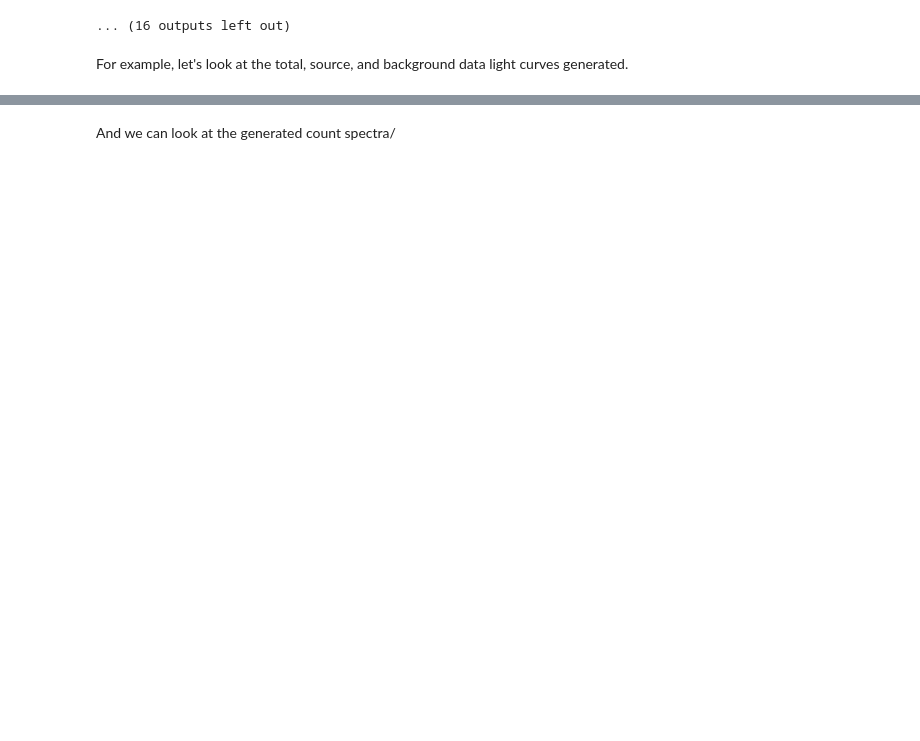
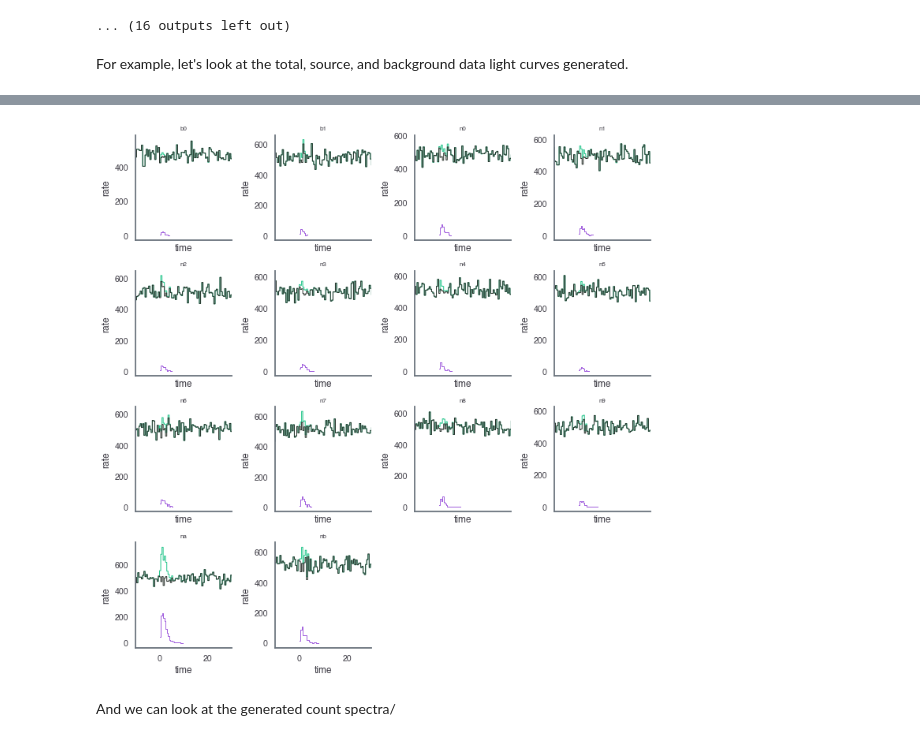
Before and after one commit to grburgess/cosmogrb, a Jupyter notebook: docs/notebooks/grb.ipynb, the cells around one changed output, grey strips where cells are left out. Drawn from its saved outputs; the diff is of its cells as text; code cells hidden in the pictures; blank space fills up the shorter version.

```diff
--- a/docs/notebooks/grb.ipynb
+++ b/docs/notebooks/grb.ipynb
@@ -211,4 +201,5 @@ for k,v  in grb_reload.items():
 
 axes[3,2].set_visible(False)
 axes[3,3].set_visible(False)
+plt.tight_layout()
 # %% [output]
@@ -217,3 +206,4 @@ axes[3,3].set_visible(False)
+[figure, added]
 # %% [markdown]
 And we can look at the generated count spectra/
 # %%
```
Also changed, not shown: parts of 9 cells of this notebook, 19 other files.
